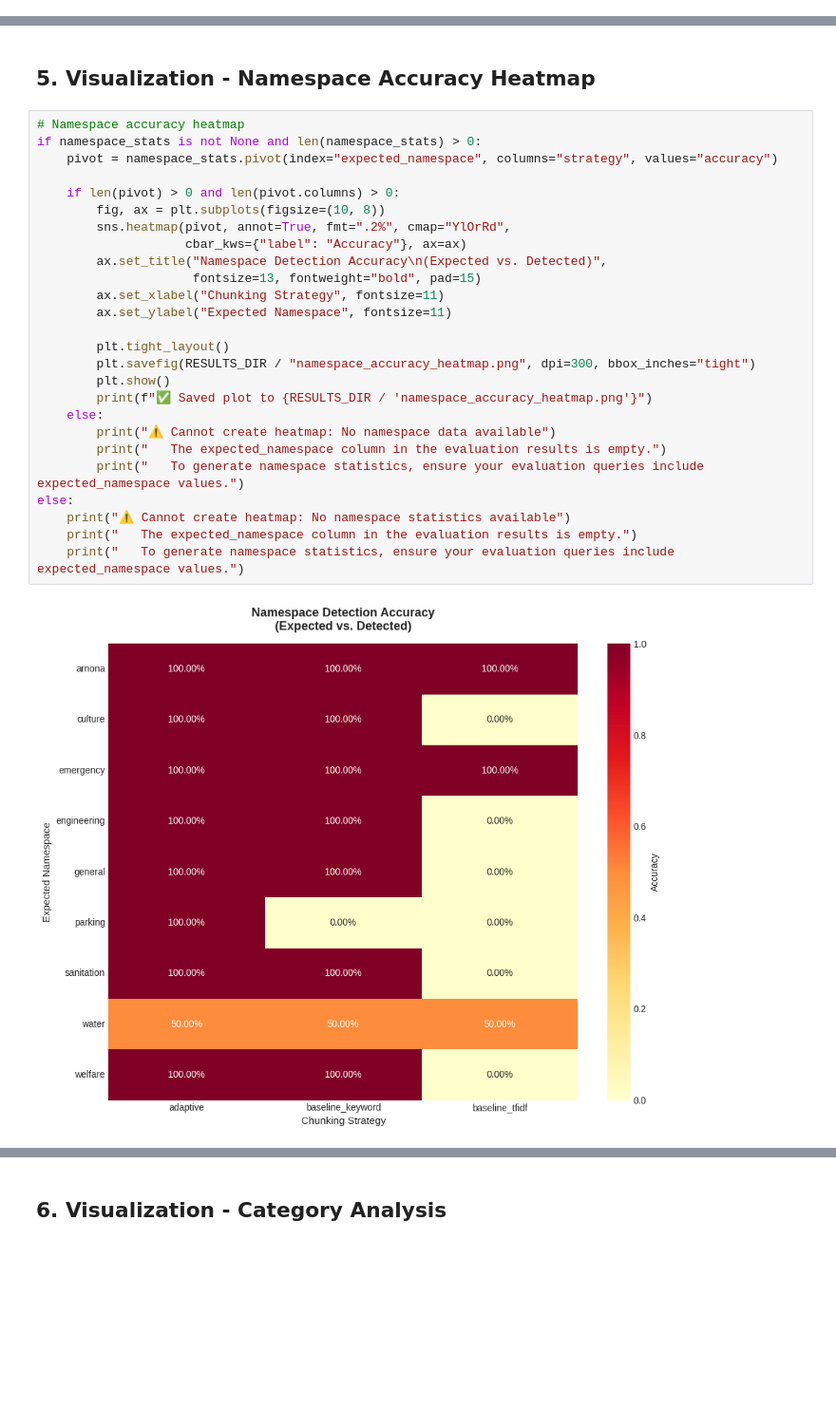
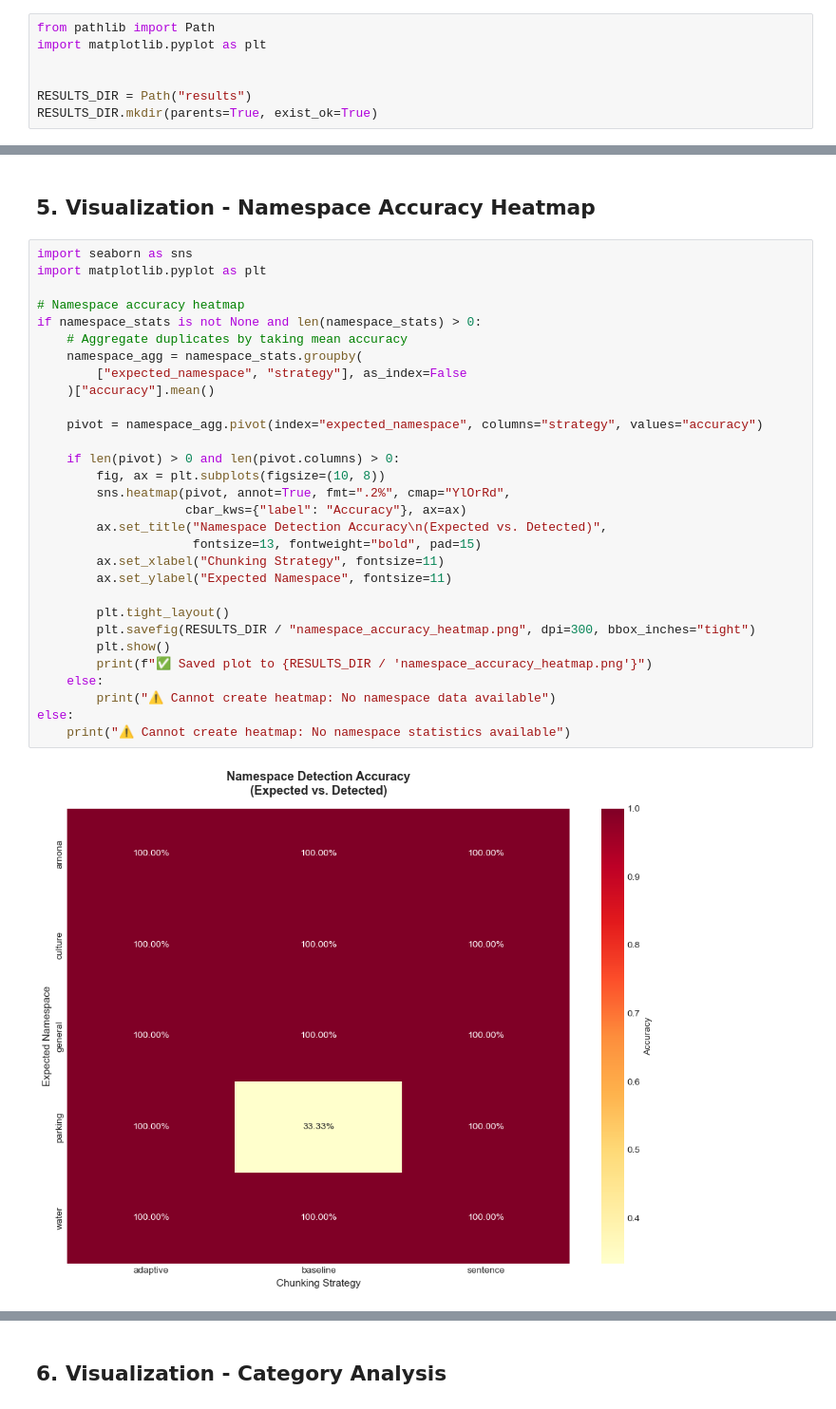
Before and after one commit to tomerbaruch99/lab2, a Jupyter notebook: evaluation/analyze_evaluation_results.ipynb, the cells around one changed output, grey strips where cells are left out. Shown at 95% size. Saved outputs shown, nothing was run; the diff lists cells and outputs as text; blank space fills up the shorter version.

Commit message:
updating evaluations.ipynb

```diff
--- a/evaluation/analyze_evaluation_results.ipynb
+++ b/evaluation/analyze_evaluation_results.ipynb
@@ -260,6 +260,13 @@ adaptive          0.5156         0.1307         0.2517         0.7107          0
 9              water  adaptive       1.0      1     k5
 # %% [markdown]
 ## 4. Visualizations - Strategy Comparison
+# %%
+from pathlib import Path
+import matplotlib.pyplot as plt
+
+
+RESULTS_DIR = Path("results")
+RESULTS_DIR.mkdir(parents=True, exist_ok=True)
 # %%
 # Strategy comparison plot
 fig, axes = plt.subplots(2, 2, figsize=(14, 10))
@@ -322,30 +329,34 @@ NameError: name 'RESULTS_DIR' is not defined
 # %% [markdown]
 ## 5. Visualization - Namespace Accuracy Heatmap
 # %%
+import seaborn as sns
+import matplotlib.pyplot as plt
+
 # Namespace accuracy heatmap
 if namespace_stats is not None and len(namespace_stats) > 0:
-    pivot = namespace_stats.pivot(index="expected_namespace", columns="strategy", values="accuracy")
+    # Aggregate duplicates by taking mean accuracy
+    namespace_agg = namespace_stats.groupby(
+        ["expected_namespace", "strategy"], as_index=False
+    )["accuracy"].mean()
+
+    pivot = namespace_agg.pivot(index="expected_namespace", columns="strategy", values="accuracy")
 
     if len(pivot) > 0 and len(pivot.columns) > 0:
         fig, ax = plt.subplots(figsize=(10, 8))
         sns.heatmap(pivot, annot=True, fmt=".2%", cmap="YlOrRd",
                     cbar_kws={"label": "Accuracy"}, ax=ax)
         ax.set_title("Namespace Detection Accuracy\n(Expected vs. Detected)",
                      fontsize=13, fontweight="bold", pad=15)
         ax.set_xlabel("Chunking Strategy", fontsize=11)
         ax.set_ylabel("Expected Namespace", fontsize=11)
 
         plt.tight_layout()
         plt.savefig(RESULTS_DIR / "namespace_accuracy_heatmap.png", dpi=300, bbox_inches="tight")
         plt.show()
         print(f"✅ Saved plot to {RESULTS_DIR / 'namespace_accuracy_heatmap.png'}")
     else:
         print("⚠️ Cannot create heatmap: No namespace data available")
-        print("   The expected_namespace column in the evaluation results is empty.")
-        print("   To generate namespace statistics, ensure your evaluation queries include expected_namespace values.")
 else:
     print("⚠️ Cannot create heatmap: No namespace statistics available")
-    print("   The expected_namespace column in the evaluation results is empty.")
-    print("   To generate namespace statistics, ensure your evaluation queries include expected_namespace values.")
 # %% [output]
-[figure, old version]
+[figure, new version]
```
Also changed, not shown: parts of 9 cells of this notebook, 3 other files.
